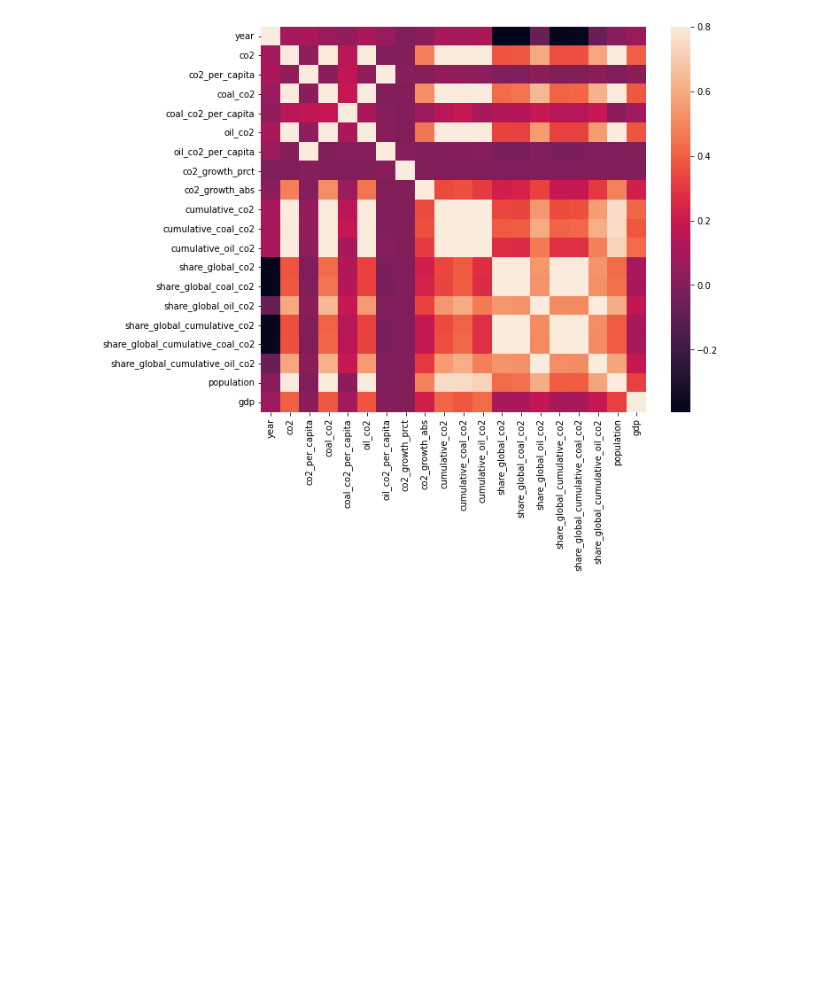
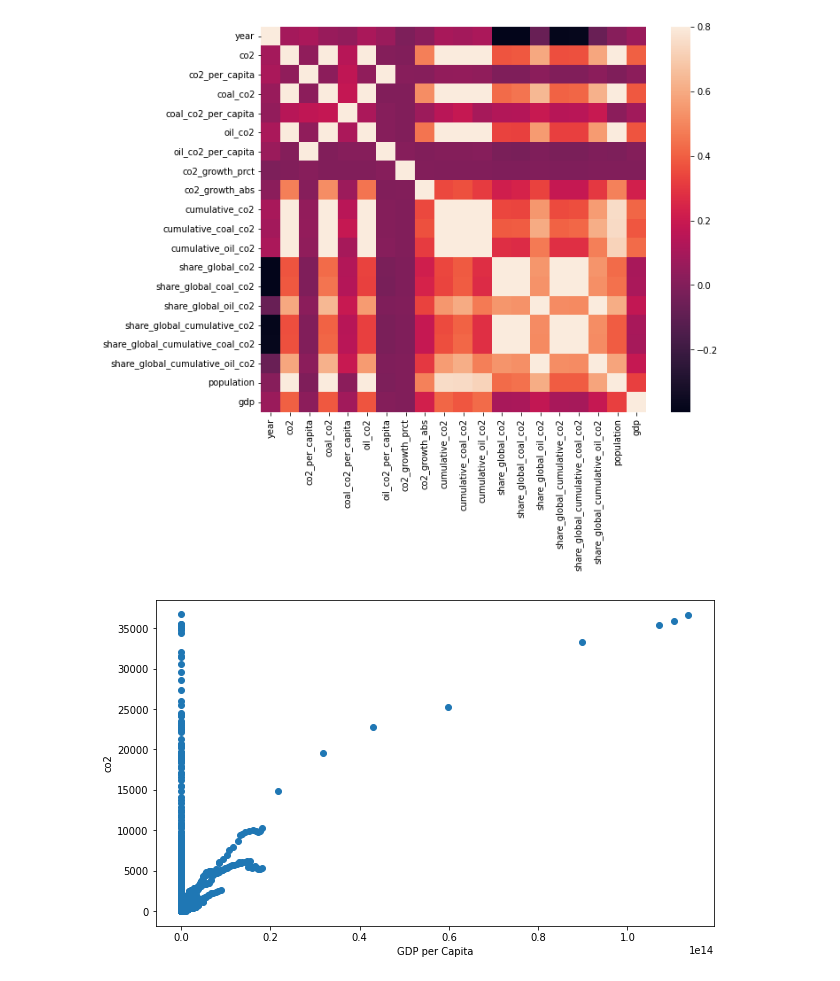
Before and after one commit to pk2971/CO2-emissions-vs-GDP, a Jupyter notebook: CO2_emissions_vs_GDP.ipynb, the cells around one changed output. Cells and saved outputs as stored; diff of their text form; code cells hidden in the pictures; blank space fills up the shorter version.

```diff
--- a/CO2_emissions_vs_GDP.ipynb
+++ b/CO2_emissions_vs_GDP.ipynb
@@ -111,3 +111,15 @@ f, ax = plt.subplots(figsize=(10, 8))
 sns.heatmap(corrmat, vmax=.8, square=True,xticklabels=True, yticklabels=True);
 # %% [output]
 [figure]
+# %%
+import matplotlib.pyplot as plt
+import pandas as pd
+
+fig, ax = plt.subplots(figsize=(10, 6))
+ax.scatter(x = df['gdp'], y = df['co2'])
+plt.xlabel("GDP per Capita")
+plt.ylabel("co2")
+
+plt.show()
+# %% [output]
+[figure, added]
```
Also changed, not shown: parts of 2 cells of this notebook.
